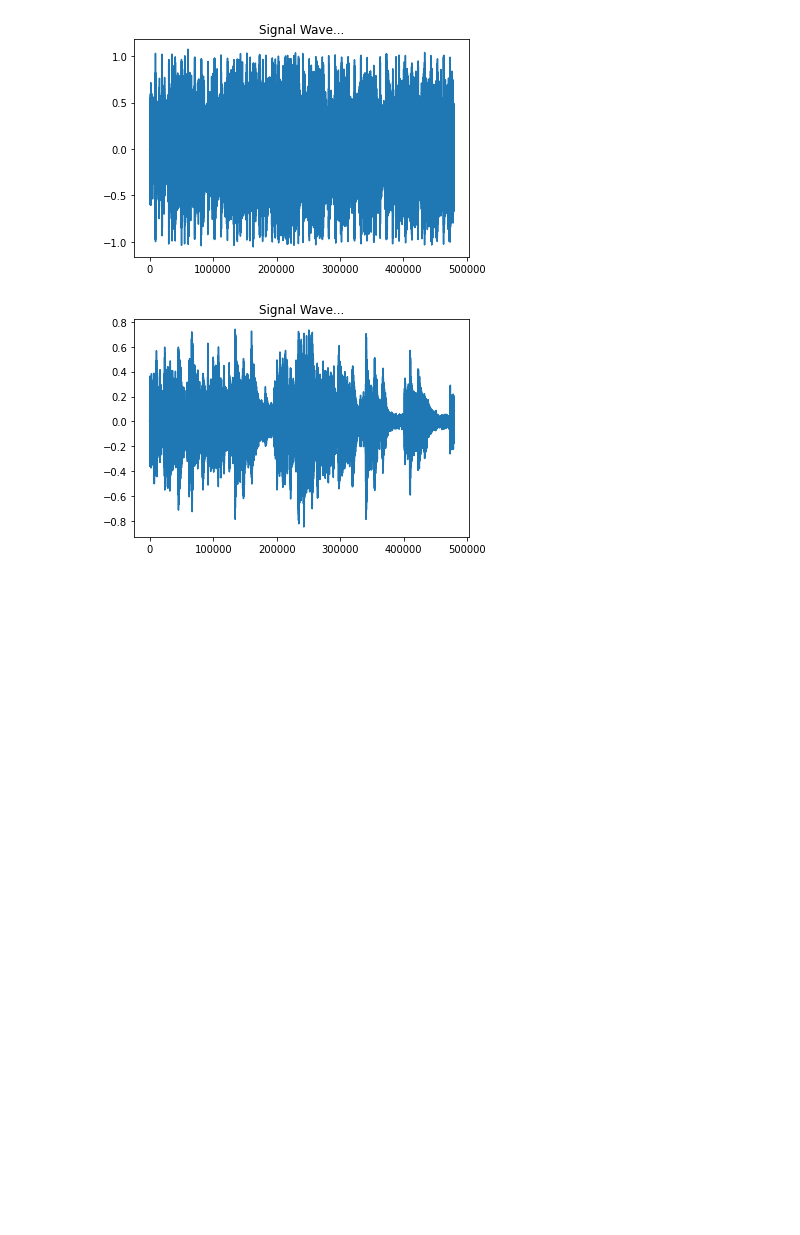
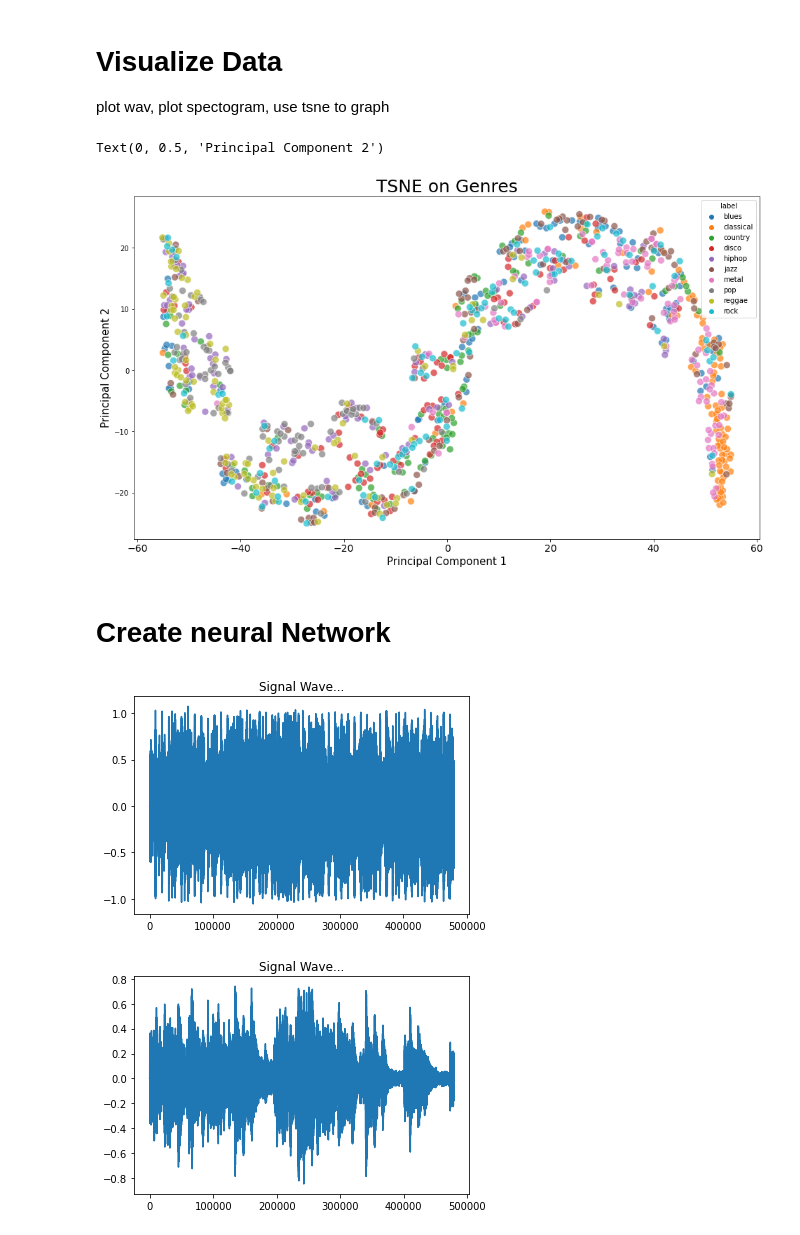
Before and after one commit to GaelGil/music-comparison, a Jupyter notebook: song_classification.ipynb, the cells around one changed output. Drawn from its saved outputs; the diff is of its cells as text; code cells hidden in the pictures; blank space fills up the shorter version.

Commit message:
worked on adding data

```diff
--- a/song_classification.ipynb
+++ b/song_classification.ipynb
@@ -7,0 +18,3 @@ import matplotlib.pyplot as plt
+# %%
+song_features = pd.read_csv(r'D:\Program Files\data\GTZAN_Dataset\features_30_sec.csv')
+song_features
@@ -7,0 +47,5 @@ import matplotlib.pyplot as plt
+# %%
+data = song_features.iloc[0:, 1:]
+X = data.loc[:, data.columns != 'label']
+tsne = TSNE(n_components=2, verbose=1, random_state=123, learning_rate=200, init='random')
+z = tsne.fit_transform(X)
@@ -7,0 +60,8 @@ import matplotlib.pyplot as plt
+# %%
+df = pd.DataFrame()
+# get our first component
+df["comp_one"] = z[:,0]
+# get our second component
+df["comp_two"] = z[:,1]
+# add our reduced data into our dataframe
+song_features = pd.concat([song_features, df], axis=1)
@@ -7,0 +108,18 @@ import matplotlib.pyplot as plt
+# %% [markdown]
+# Visualize Data
+plot wav, plot spectogram, use tsne to graph
+# %%
+plt.figure(figsize = (16, 9))
+sns.scatterplot(x = "comp_one", y = "comp_two", data = song_features, hue = "label", alpha = 0.7,
+               s = 100);
+
+plt.title('TSNE on Genres', fontsize = 25)
+plt.xticks(fontsize = 14)
+plt.yticks(fontsize = 10);
+plt.xlabel("Principal Component 1", fontsize = 15)
+plt.ylabel("Principal Component 2", fontsize = 15)
+# %% [output]
+Text(0, 0.5, 'Principal Component 2')
+[figure, added]
+# %% [markdown]
+# Create neural Network
```
Also changed, not shown: parts of 22 cells of this notebook, 1 other file.
